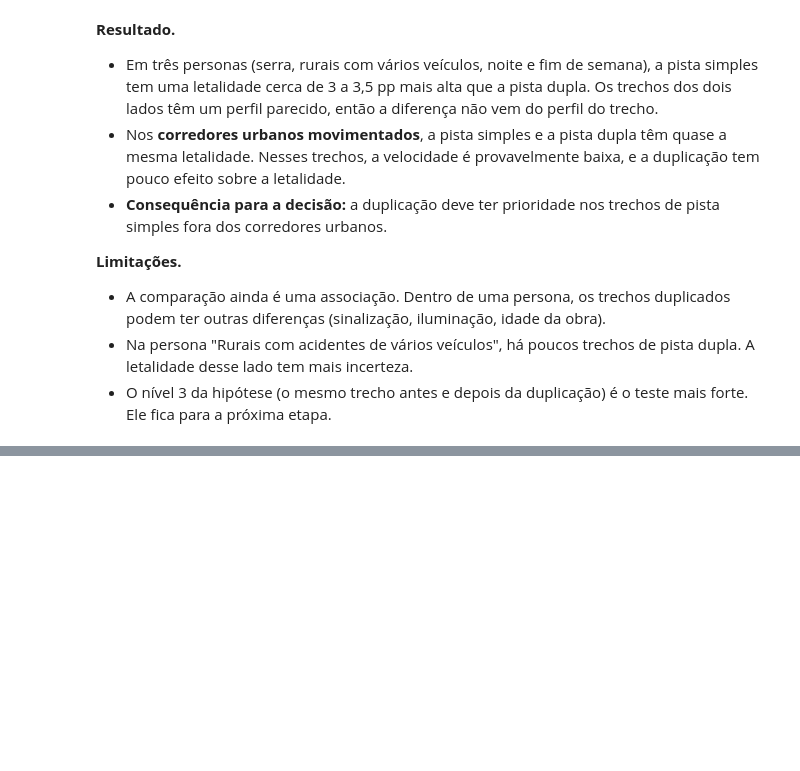
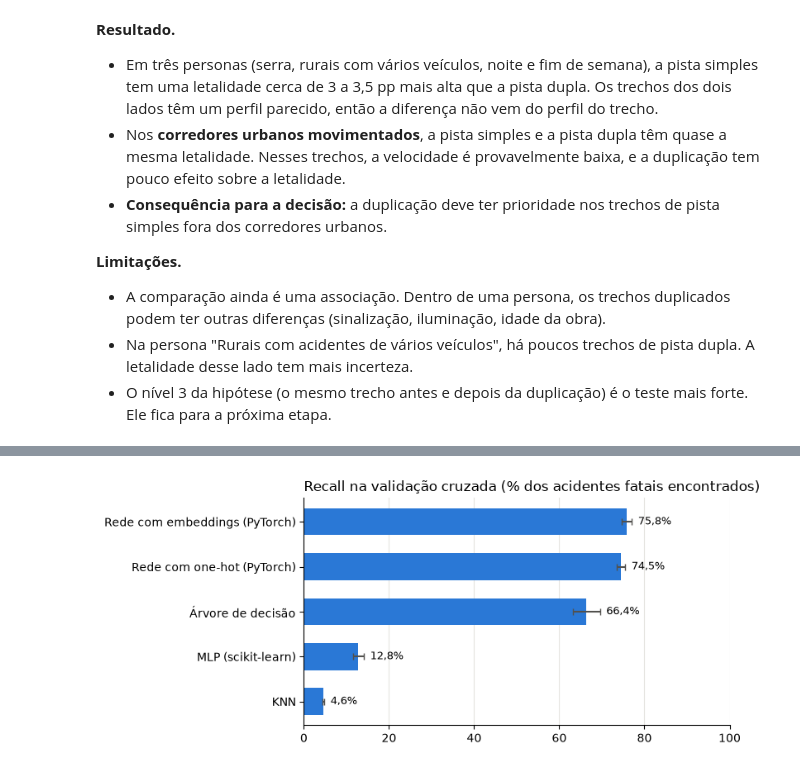
Before and after one commit to anapaulaendler/acidentes-br, a Jupyter notebook: notebooks/analise_prf.ipynb, the cells around one changed output, grey strips where cells are left out. Drawn from its saved outputs; the diff is of its cells as text; code cells hidden in the pictures; blank space fills up the shorter version.

Commit message:
feat: modelos treinados no notebook
A seção 6 carrega o modelos.joblib e mostra a validação cruzada, embeddings × one-hot, a projeção das causas e a previsão na amostra de produção.

```diff
--- a/notebooks/analise_prf.ipynb
+++ b/notebooks/analise_prf.ipynb
@@ -1228,0 +1240,11 @@ letalidade.sort_values("diferença (pp)", ascending=False).round(2)
+# %%
+from avaliacao import metricas, montar_features
+from base import producao
+from modelos import treinados
+from modelos.projecao import projetar_2d
+
+salvos = treinados.carregar()
+
+acidentes = f"{salvos.acidentes:,}".replace(",", ".")
+print(f"Treinados em {salvos.treinado_em:%d/%m/%Y}, com {acidentes} acidentes de {salvos.anos}.")
+print("Modelos:", ", ".join(salvos.classificadores))
@@ -1228,0 +1266,9 @@ letalidade.sort_values("diferença (pp)", ascending=False).round(2)
+# %%
+NOMES_METRICAS = {"recall": "recall", "precisao": "precisão", "f1": "F1", "precisao_media": "PR-AUC", "acuracia": "acurácia"}
+
+media = pd.DataFrame({nome: c.metricas_fatias.mean() for nome, c in salvos.classificadores.items()}).T
+desvio = pd.DataFrame({nome: c.metricas_fatias.std() for nome, c in salvos.classificadores.items()}).T
+
+ordem = media["recall"].sort_values(ascending=False).index
+tabela_cv = (media.round(3).astype(str) + " ± " + desvio.round(3).astype(str)).loc[ordem]
+tabela_cv.rename(columns=NOMES_METRICAS)
@@ -1228,0 +1282,20 @@ letalidade.sort_values("diferença (pp)", ascending=False).round(2)
+# %%
+fig, ax = plt.subplots(figsize=(8, 3.5))
+
+recall = media.loc[ordem[::-1], "recall"] * 100
+erro = desvio.loc[ordem[::-1], "recall"] * 100
+
+ax.barh(recall.index, recall.values, xerr=erro.values, color="#2a78d6", height=0.6, error_kw={"ecolor": "#52514e", "capsize": 3})
+ax.set_title("Recall na validação cruzada (% dos acidentes fatais encontrados)", loc="left")
+ax.set_xlim(0, 100)
+ax.spines[["top", "right"]].set_visible(False)
+ax.grid(axis="x", color="#e5e4e0")
+ax.set_axisbelow(True)
+
+for posicao, (valor, margem) in enumerate(zip(recall.values, erro.values)):
+    ax.annotate(f"{valor:.1f}%".replace(".", ","), (valor + margem + 1.5, posicao), va="center", fontsize=9)
+
+plt.tight_layout()
+plt.show()
+# %% [output]
+[figure, added]
```
Also changed, not shown: parts of 15 cells of this notebook.
